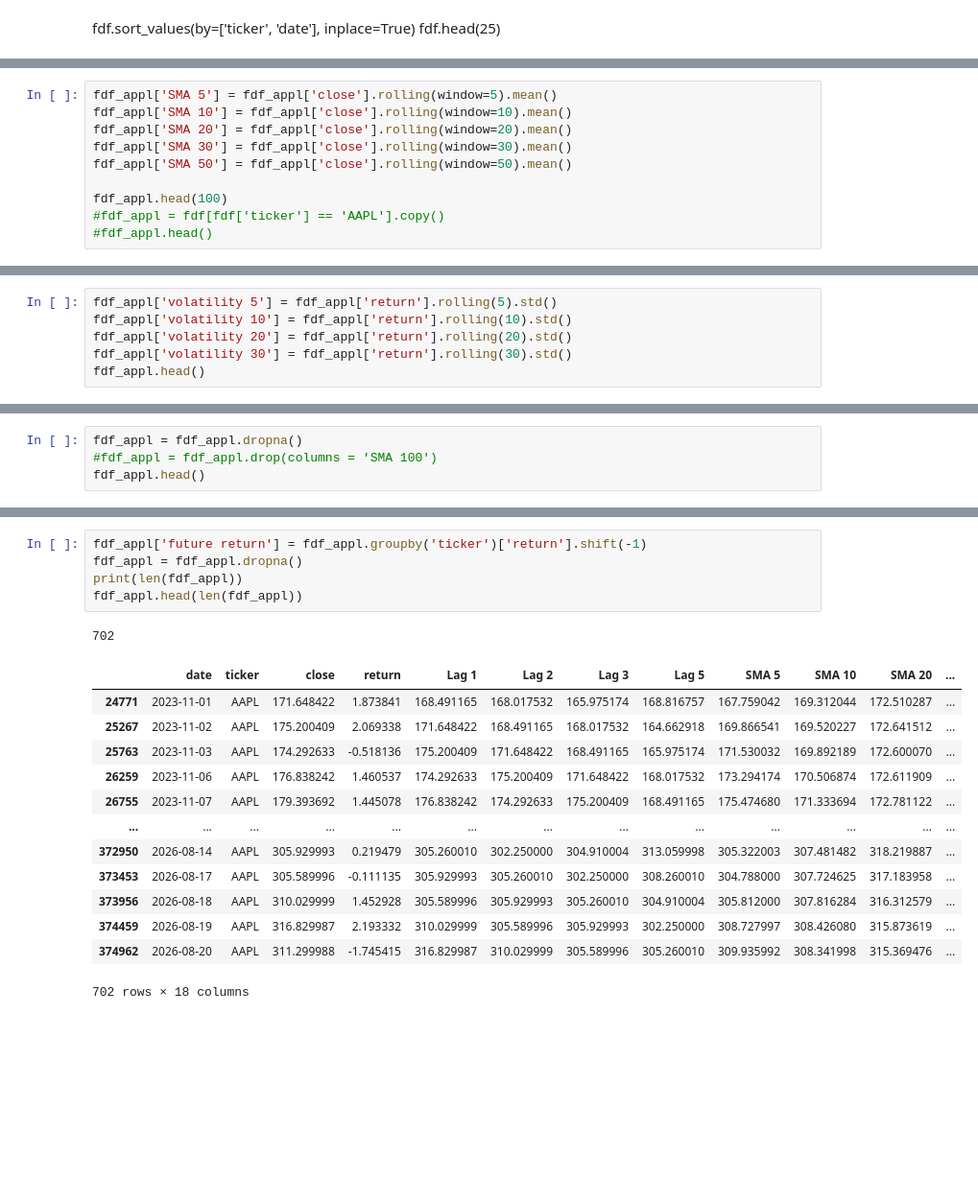
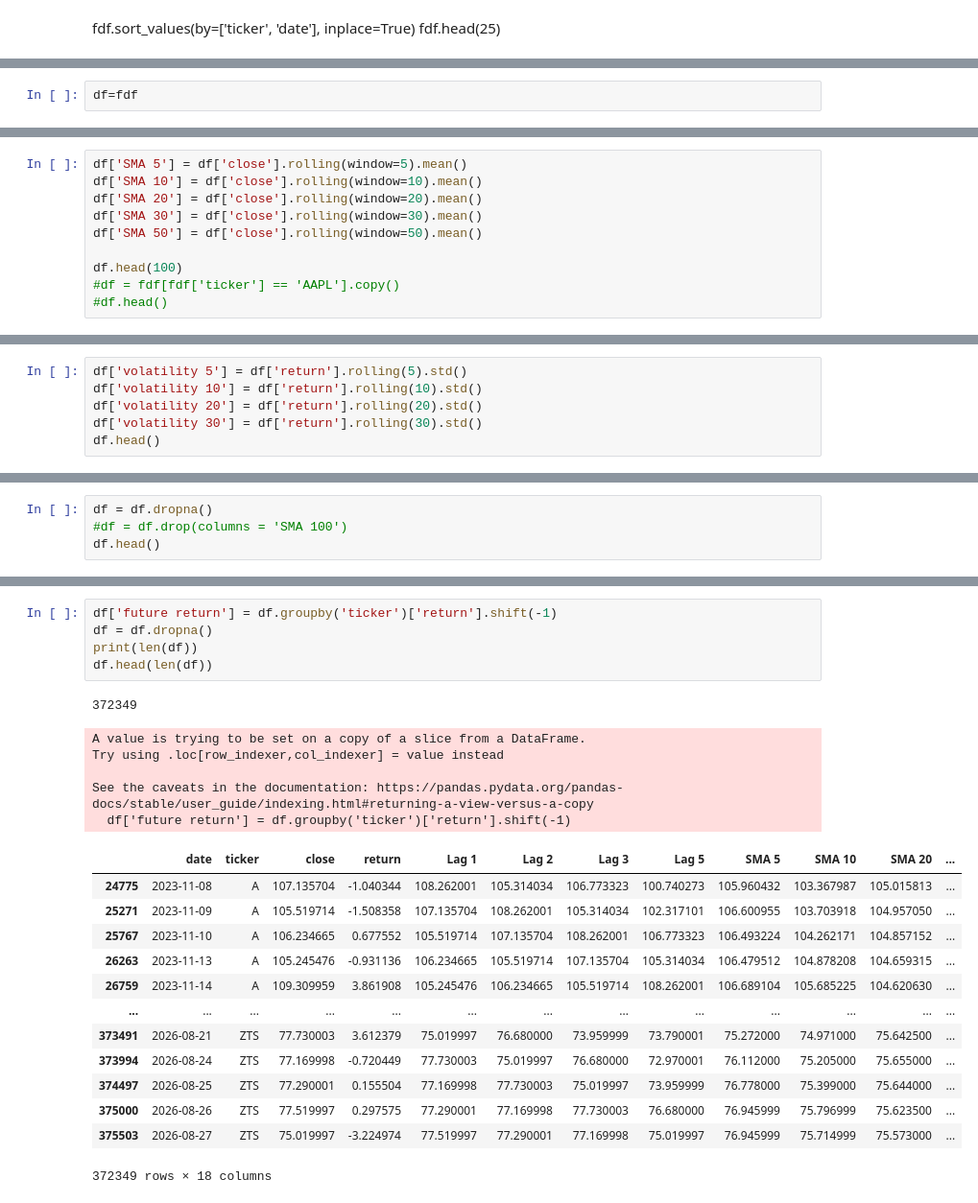
Before and after one commit to Suman-Poola/Random-Forrest-s-p500, a Jupyter notebook: Linear_Regression.ipynb, the cells around one changed output, grey strips where cells are left out. Shown at 96% size. Saved outputs shown, nothing was run; the diff lists cells and outputs as text; blank space fills up the shorter version.

Commit message:
Remade the linear regression with the updated data frame with all 500 stocks

```diff
--- a/Linear_Regression.ipynb
+++ b/Linear_Regression.ipynb
@@ -125 +149,3 @@ fdf_appl.head()
+# %%
+df=fdf
 # %%
@@ -153,12 +199,12 @@ fdf_appl.head(25)
 # %%
-fdf_appl['SMA 5'] = fdf_appl['close'].rolling(window=5).mean()
-fdf_appl['SMA 10'] = fdf_appl['close'].rolling(window=10).mean()
-fdf_appl['SMA 20'] = fdf_appl['close'].rolling(window=20).mean()
-fdf_appl['SMA 30'] = fdf_appl['close'].rolling(window=30).mean()
-fdf_appl['SMA 50'] = fdf_appl['close'].rolling(window=50).mean()
+df['SMA 5'] = df['close'].rolling(window=5).mean()
+df['SMA 10'] = df['close'].rolling(window=10).mean()
+df['SMA 20'] = df['close'].rolling(window=20).mean()
+df['SMA 30'] = df['close'].rolling(window=30).mean()
+df['SMA 50'] = df['close'].rolling(window=50).mean()
 
-fdf_appl.head(100)
-#fdf_appl = fdf[fdf['ticker'] == 'AAPL'].copy()
-#fdf_appl.head()
+df.head(100)
+#df = fdf[fdf['ticker'] == 'AAPL'].copy()
+#df.head()
 # %% [output]
 |  | date | ticker | close | return | Lag 1 | Lag 2 | Lag 3 | Lag 5 | SMA 5 | SMA 10 | SMA 20 | ... |
@@ -176,9 +222,9 @@ fdf_appl.head(100)
 100 rows × 13 columns
 # %%
-fdf_appl['volatility 5'] = fdf_appl['return'].rolling(5).std()
-fdf_appl['volatility 10'] = fdf_appl['return'].rolling(10).std()
-fdf_appl['volatility 20'] = fdf_appl['return'].rolling(20).std()
-fdf_appl['volatility 30'] = fdf_appl['return'].rolling(30).std()
-fdf_appl.head()
+df['volatility 5'] = df['return'].rolling(5).std()
+df['volatility 10'] = df['return'].rolling(10).std()
+df['volatility 20'] = df['return'].rolling(20).std()
+df['volatility 30'] = df['return'].rolling(30).std()
+df.head()
 # %% [output]
 |  | date | ticker | close | return | Lag 1 | Lag 2 | Lag 3 | Lag 5 | SMA 5 | SMA 10 | SMA 20 | ... |
@@ -190,6 +236,6 @@ fdf_appl.head()
 # %%
-fdf_appl = fdf_appl.dropna()
-#fdf_appl = fdf_appl.drop(columns = 'SMA 100')
-fdf_appl.head()
+df = df.dropna()
+#df = df.drop(columns = 'SMA 100')
+df.head()
 # %% [output]
 |  | date | ticker | close | return | Lag 1 | Lag 2 | Lag 3 | Lag 5 | SMA 5 | SMA 10 | SMA 20 | ... |
@@ -205,22 +251,27 @@ len(fdf_appl)
 # %%
-fdf_appl['future return'] = fdf_appl.groupby('ticker')['return'].shift(-1)
-fdf_appl = fdf_appl.dropna()
-print(len(fdf_appl))
-fdf_appl.head(len(fdf_appl))
+df['future return'] = df.groupby('ticker')['return'].shift(-1)
+df = df.dropna()
+print(len(df))
+df.head(len(df))
 # %% [output]
-702
+372349
+A value is trying to be set on a copy of a slice from a DataFrame.
+Try using .loc[row_indexer,col_indexer] = value instead
+
+See the caveats in the documentation: https://pandas.pydata.org/pandas-docs/stable/user_guide/indexing.html#returning-a-view-versus-a-copy
+  df['future return'] = df.groupby('ticker')['return'].shift(-1)
 |  | date | ticker | close | return | Lag 1 | Lag 2 | Lag 3 | Lag 5 | SMA 5 | SMA 10 | SMA 20 | ... |
-| 24771 | 2023-11-01 | AAPL | 171.648422 | 1.873841 | 168.491165 | 168.017532 | 165.975174 | 168.816757 | 167.759042 | 169.312044 | 172.510287 | ... |
-| 25267 | 2023-11-02 | AAPL | 175.200409 | 2.069338 | 171.648422 | 168.491165 | 168.017532 | 164.662918 | 169.866541 | 169.520227 | 172.641512 | ... |
-| 25763 | 2023-11-03 | AAPL | 174.292633 | -0.518136 | 175.200409 | 171.648422 | 168.491165 | 165.975174 | 171.530032 | 169.892189 | 172.600070 | ... |
-| 26259 | 2023-11-06 | AAPL | 176.838242 | 1.460537 | 174.292633 | 175.200409 | 171.648422 | 168.017532 | 173.294174 | 170.506874 | 172.611909 | ... |
-| 26755 | 2023-11-07 | AAPL | 179.393692 | 1.445078 | 176.838242 | 174.292633 | 175.200409 | 168.491165 | 175.474680 | 171.333694 | 172.781122 | ... |
+| 24775 | 2023-11-08 | A | 107.135704 | -1.040344 | 108.262001 | 105.314034 | 106.773323 | 100.740273 | 105.960432 | 103.367987 | 105.015813 | ... |
+| 25271 | 2023-11-09 | A | 105.519714 | -1.508358 | 107.135704 | 108.262001 | 105.314034 | 102.317101 | 106.600955 | 103.703918 | 104.957050 | ... |
+| 25767 | 2023-11-10 | A | 106.234665 | 0.677552 | 105.519714 | 107.135704 | 108.262001 | 106.773323 | 106.493224 | 104.262171 | 104.857152 | ... |
+| 26263 | 2023-11-13 | A | 105.245476 | -0.931136 | 106.234665 | 105.519714 | 107.135704 | 105.314034 | 106.479512 | 104.878208 | 104.659315 | ... |
+| 26759 | 2023-11-14 | A | 109.309959 | 3.861908 | 105.245476 | 106.234665 | 105.519714 | 108.262001 | 106.689104 | 105.685225 | 104.620630 | ... |
 | ... | ... | ... | ... | ... | ... | ... | ... | ... | ... | ... | ... | ... |
-| 372950 | 2026-08-14 | AAPL | 305.929993 | 0.219479 | 305.260010 | 302.250000 | 304.910004 | 313.059998 | 305.322003 | 307.481482 | 318.219887 | ... |
-| 373453 | 2026-08-17 | AAPL | 305.589996 | -0.111135 | 305.929993 | 305.260010 | 302.250000 | 308.260010 | 304.788000 | 307.724625 | 317.183958 | ... |
-| 373956 | 2026-08-18 | AAPL | 310.029999 | 1.452928 | 305.589996 | 305.929993 | 305.260010 | 304.910004 | 305.812000 | 307.816284 | 316.312579 | ... |
-| 374459 | 2026-08-19 | AAPL | 316.829987 | 2.193332 | 310.029999 | 305.589996 | 305.929993 | 302.250000 | 308.727997 | 308.426080 | 315.873619 | ... |
-| 374962 | 2026-08-20 | AAPL | 311.299988 | -1.745415 | 316.829987 | 310.029999 | 305.589996 | 305.260010 | 309.935992 | 308.341998 | 315.369476 | ... |
+| 373491 | 2026-08-21 | ZTS | 77.730003 | 3.612379 | 75.019997 | 76.680000 | 73.959999 | 73.790001 | 75.272000 | 74.971000 | 75.642500 | ... |
+| 373994 | 2026-08-24 | ZTS | 77.169998 | -0.720449 | 77.730003 | 75.019997 | 76.680000 | 72.970001 | 76.112000 | 75.205000 | 75.655000 | ... |
+| 374497 | 2026-08-25 | ZTS | 77.290001 | 0.155504 | 77.169998 | 77.730003 | 75.019997 | 73.959999 | 76.778000 | 75.399000 | 75.644000 | ... |
+| 375000 | 2026-08-26 | ZTS | 77.519997 | 0.297575 | 77.290001 | 77.169998 | 77.730003 | 76.680000 | 76.945999 | 75.796999 | 75.623500 | ... |
+| 375503 | 2026-08-27 | ZTS | 75.019997 | -3.224974 | 77.519997 | 77.290001 | 77.169998 | 75.019997 | 76.945999 | 75.714999 | 75.573000 | ... |
-702 rows × 18 columns
+372349 rows × 18 columns
 # %%
 features = ['close', 'return', 'Lag 1', 'Lag 2', 'Lag 3', 'Lag 5', 'volatility 5', 'volatility 10', 'volatility 20', 'volatility 30','SMA 10' ,'SMA 20','SMA 30','SMA 50']
```
Also changed, not shown: parts of 17 cells of this notebook.
